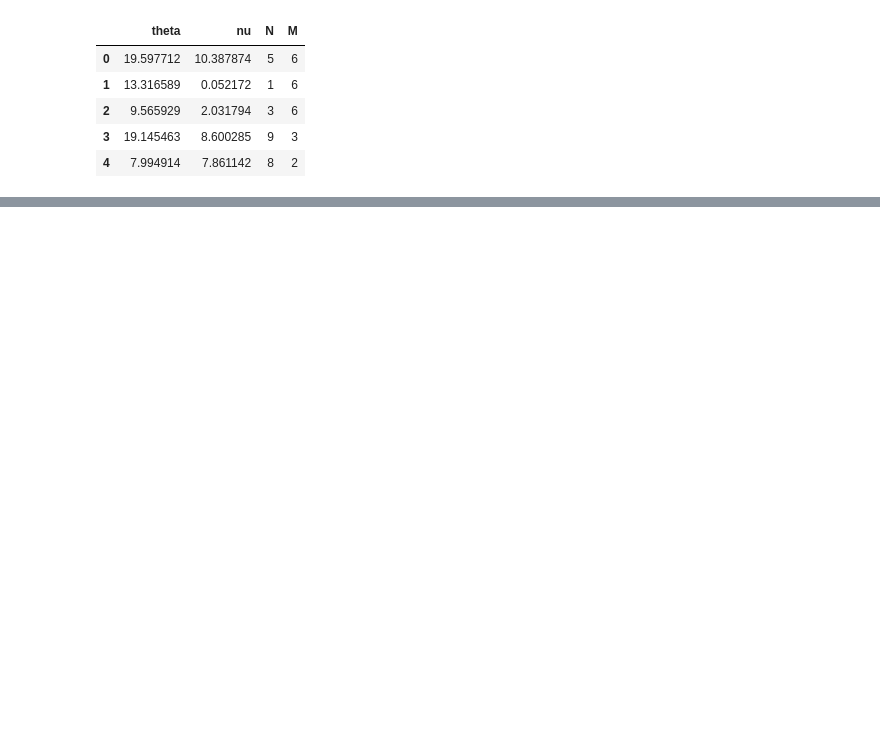
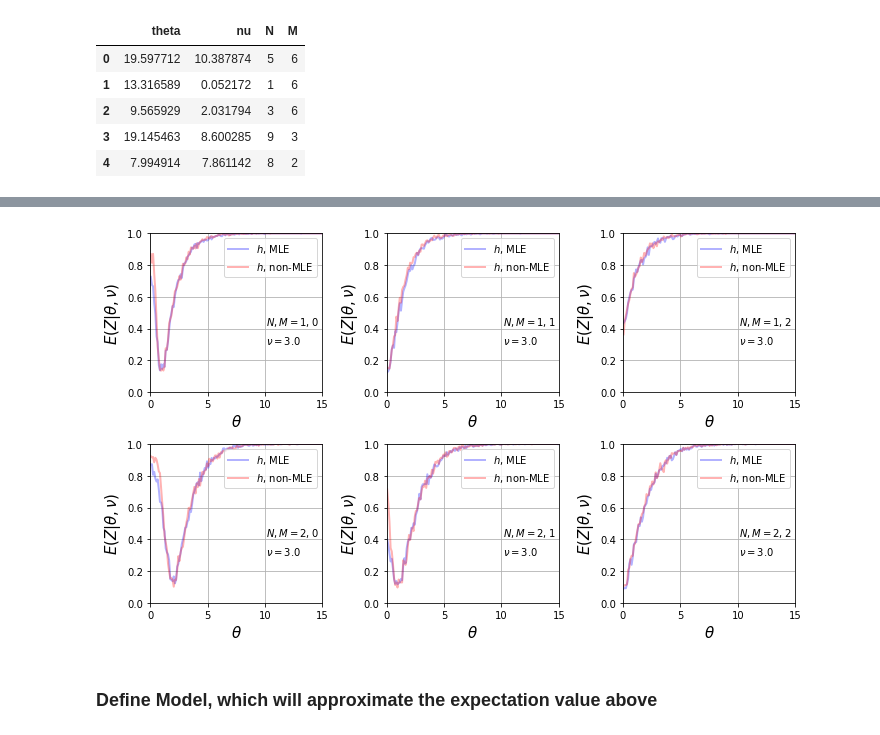
Before and after one commit to AliAlkadhim/LFI_HEP, a Jupyter notebook: Nov.ipynb, the cells around one changed output, grey strips where cells are left out. Drawn from its saved outputs; the diff is of its cells as text; code cells hidden in the pictures; blank space fills up the shorter version.

```diff
--- a/Nov.ipynb
+++ b/Nov.ipynb
@@ -372,0 +509,31 @@ Compare the histogrammed function $h(\theta, \nu, N, M)$ to the ML prediction fu
+# %%
+def make_hist_data(Bprime,
+              thetamin, thetamax,
+              nu, N, M,
+                nbins=200,
+             MLE=True):
+
+    theta = st.uniform.rvs(thetamin, thetamax, size=Bprime)
+    n = st.poisson.rvs(theta + nu, size=Bprime)
+    m = st.poisson.rvs(nu, size=Bprime)
+
+    Z = (lambda_test(theta, n, m, MLE=MLE) <
+         lambda_test(theta, N, M, MLE=MLE)).astype(np.int32)
+
+    thetarange = (thetamin, thetamax)
+    # bins = binsize(Bprime)
+
+    # weighted histogram   (count the number of ones per bin)
+    y1, bb = np.histogram(theta,
+                          bins=nbins,
+                          range=thetarange,
+                          weights=Z)
+
+    # unweighted histogram (count number of ones and zeros per bin)
+    yt, _ = np.histogram(theta,
+                         bins=nbins,
+                         range=thetarange)
+
+    y =  y1 / yt
+
+    return y, bb
@@ -372,0 +648,7 @@ Compare the histogrammed function $h(\theta, \nu, N, M)$ to the ML prediction fu
+# %%
+D = [ (N, M) for N in range(1,3) for M in range(3)]
+plot_data(Bprime=100000, thetamin=0, thetamax=20, nu=3, D=D, MLE=True)
+# %% [output]
+[figure, added]
+# %% [markdown]
+### Define Model, which will approximate the expectation value above
```
Also changed, not shown: parts of 32 cells of this notebook, 2 other files.
